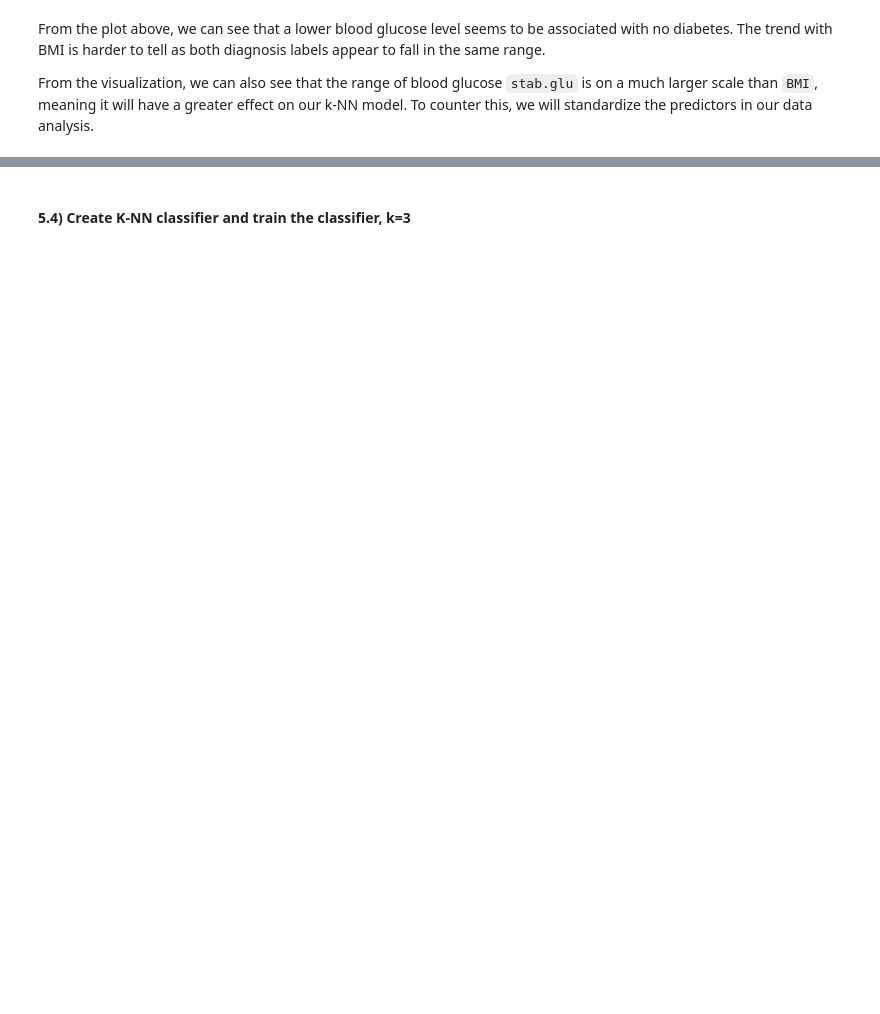
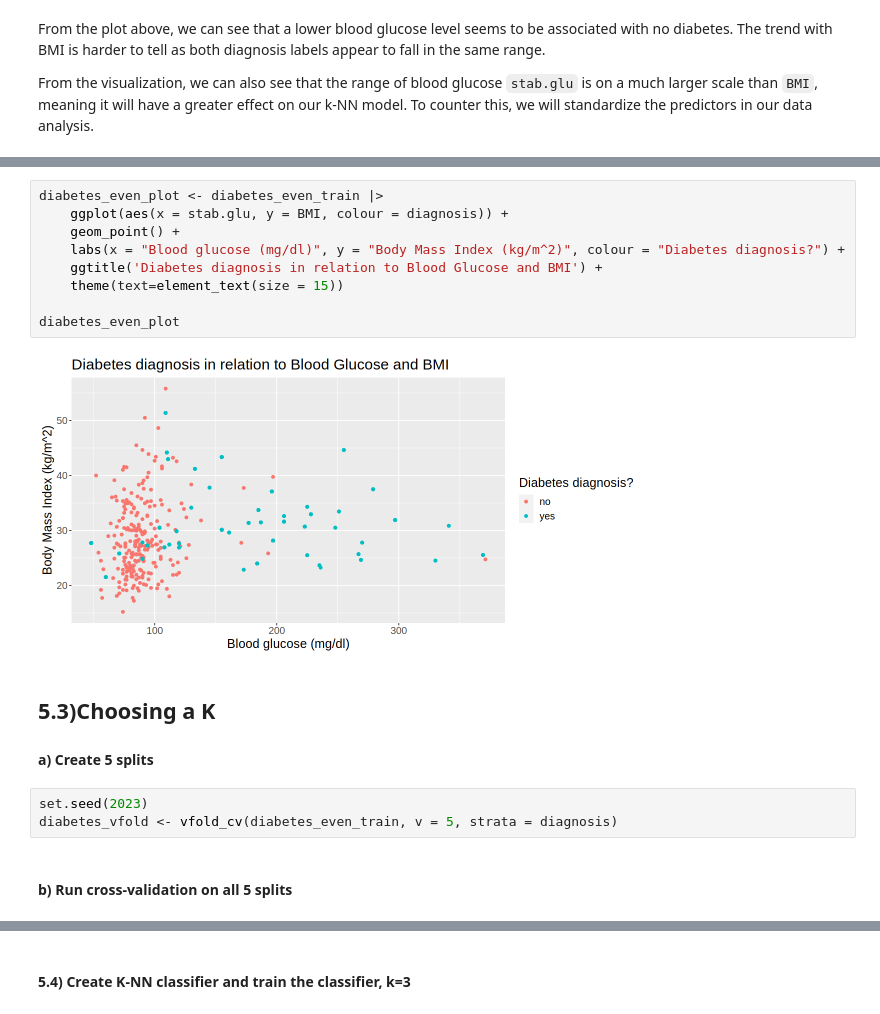
Before and after one commit to wmma2/group_18_project, a Jupyter notebook: Final_report.ipynb, the cells around one changed output, grey strips where cells are left out. Drawn from its saved outputs; the diff is of its cells as text; blank space fills up the shorter version.

```diff
--- a/Final_report.ipynb
+++ b/Final_report.ipynb
@@ -225,0 +275,19 @@ check_count
+# %%
+diabetes_even_plot <- diabetes_even_train |>
+    ggplot(aes(x = stab.glu, y = BMI, colour = diagnosis)) +
+    geom_point() +
+    labs(x = "Blood glucose (mg/dl)", y = "Body Mass Index (kg/m^2)", colour = "Diabetes diagnosis?") +
+    ggtitle('Diabetes diagnosis in relation to Blood Glucose and BMI') +
+    theme(text=element_text(size = 15))
+
+diabetes_even_plot
+# %% [output]
+[figure, added]
+# %% [markdown]
+## **5.3)Choosing a K**
+#### **a) Create 5 splits**
+# %%
+set.seed(2023)
+diabetes_vfold <- vfold_cv(diabetes_even_train, v = 5, strata = diagnosis)
+# %% [markdown]
+#### **b) Run cross-validation on all 5 splits**
```
Also changed, not shown: parts of 33 cells of this notebook.
